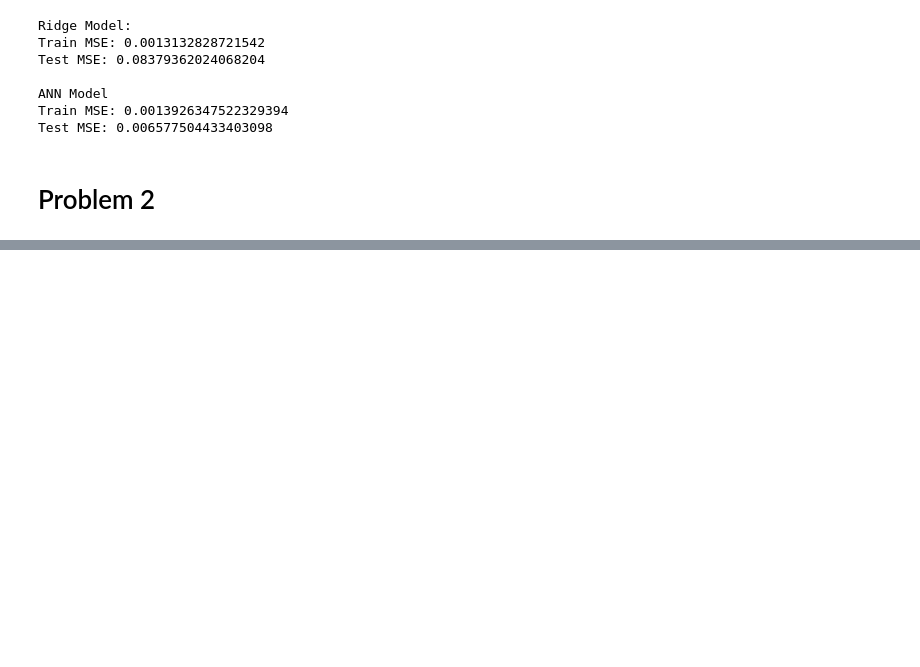
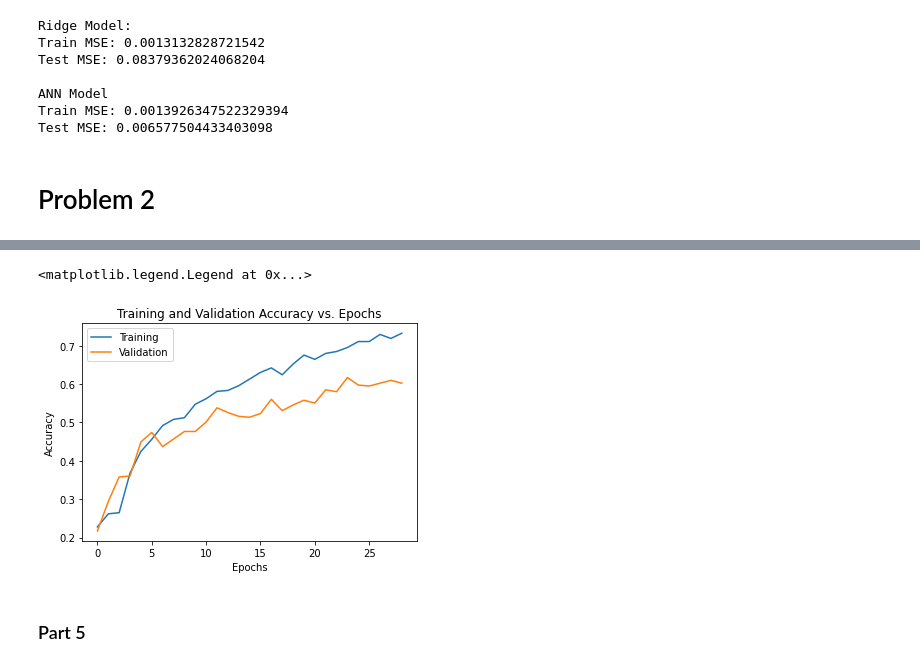
Before and after one commit to pheonixmaster99/Assignment4, a Jupyter notebook: Assignment4.ipynb, the cells around one changed output, grey strips where cells are left out. Saved outputs shown, nothing was run; the diff lists cells and outputs as text; code cells hidden in the pictures; blank space fills up the shorter version.

```diff
--- a/Assignment4.ipynb
+++ b/Assignment4.ipynb
@@ -330,0 +512,12 @@ y = y.astype('int')
+# %%
+plt.plot(history.history['accuracy'])
+plt.plot(history.history['val_accuracy'])
+plt.title('Training and Validation Accuracy vs. Epochs')
+plt.xlabel('Epochs')
+plt.ylabel('Accuracy')
+plt.legend(['Training', 'Validation'])
+# %% [output]
+<matplotlib.legend.Legend at 0x...>
+[figure, added]
+# %% [markdown]
+### Part 5
```
Also changed, not shown: parts of 23 cells of this notebook, 1 other file.
